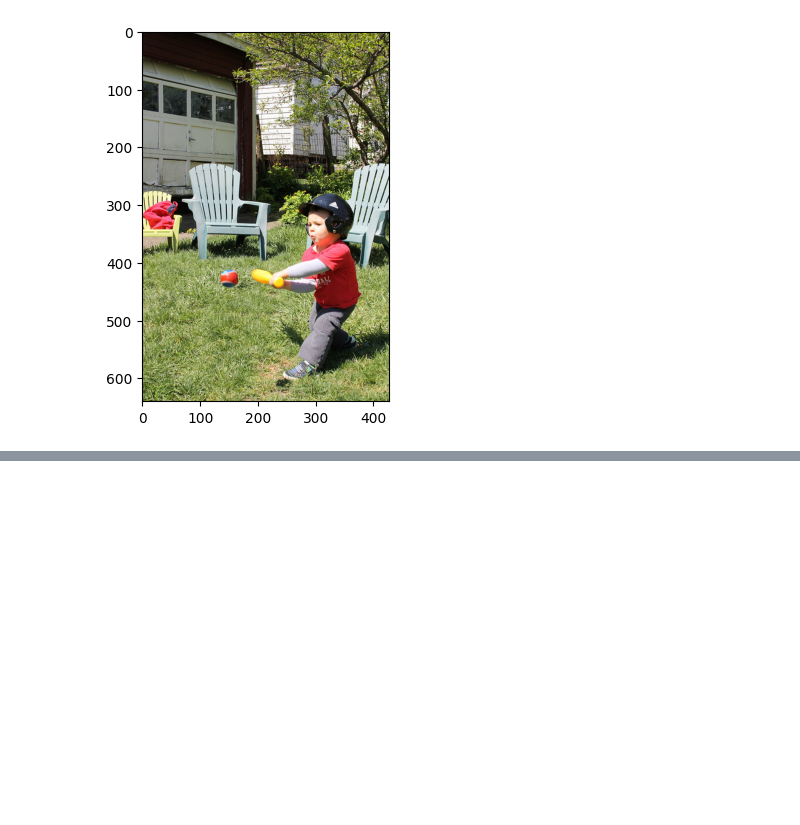
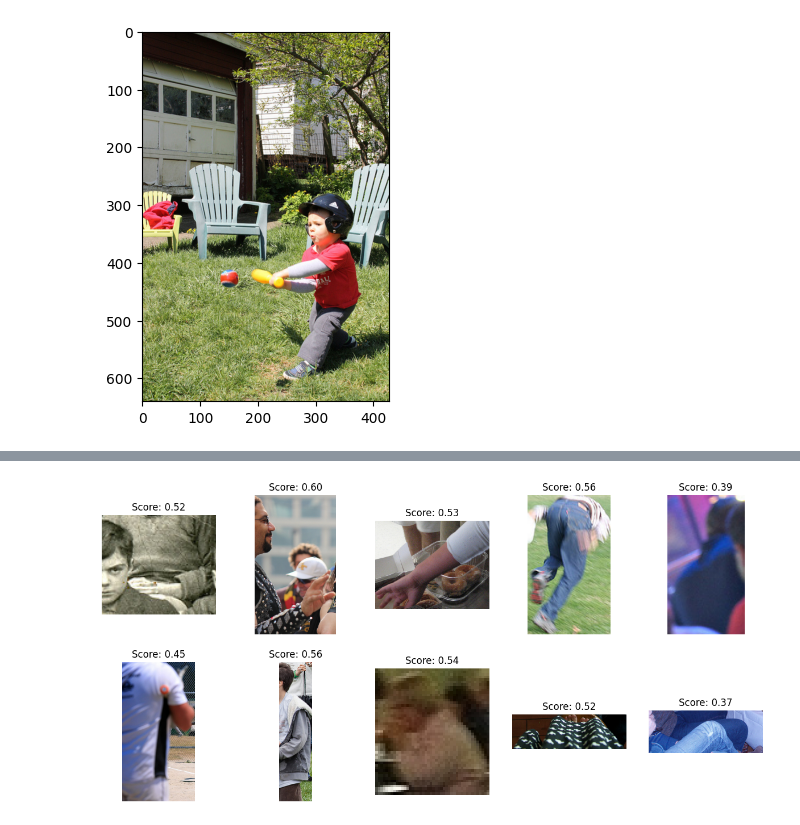
Before and after one commit to yuuhey/image_preprocessing, a Jupyter notebook: model_result_visual.ipynb, the cells around one changed output, grey strips where cells are left out. Cells and saved outputs as stored; diff of their text form; code cells hidden in the pictures; blank space fills up the shorter version.

```diff
--- a/model_result_visual.ipynb
+++ b/model_result_visual.ipynb
@@ -294,0 +326,21 @@ plt.imshow(img_rgb)
+# %%
+# low_score 데이터프레임에서 랜덤하게 10개의 샘플 선택
+random_samples = low_score.sample(n=10, random_state=0)
+
+# 10개의 샘플에 대해 이미지 출력
+plt.figure(figsize=(15, 7))
+for i, (_, ex) in enumerate(random_samples.iterrows(), 1):
+    plt.subplot(2, 5, i)
+
+    x, y, w, h = map(int, ast.literal_eval(ex['bbox']))
+    img = cv2.imread(ex['image_file'])
+    cropped_image = img[y:y+h, x:x+w]
+    img = cv2.cvtColor(cropped_image, cv2.COLOR_RGB2BGR)
+
+    plt.axis("off")
+    plt.title(f"Score: {ex['score']:.2f}")
+    plt.imshow(img)
+
+plt.show()
+# %% [output]
+[figure, added]
```
Also changed, not shown: parts of 6 cells of this notebook, 3 other files.
